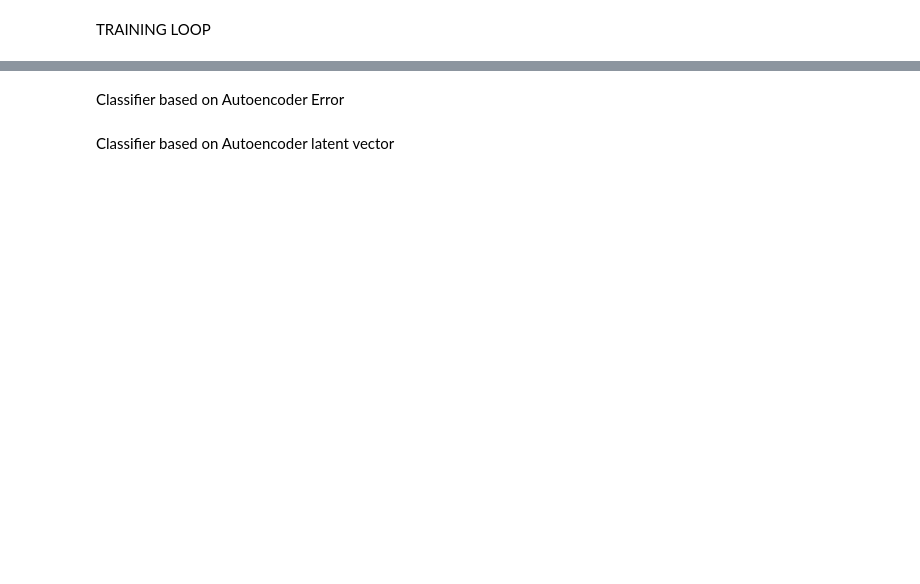
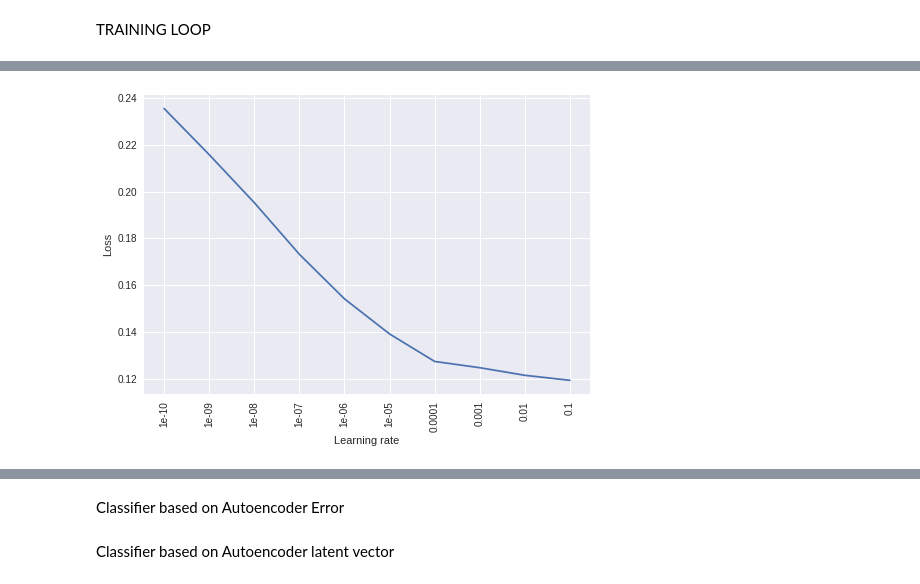
Before and after one commit to TomaszKaleczyc/fraud_detector, a Jupyter notebook: fraud_detector.ipynb, the cells around one changed output, grey strips where cells are left out. Saved outputs shown, nothing was run; the diff lists cells and outputs as text; code cells hidden in the pictures; blank space fills up the shorter version.

```diff
--- a/fraud_detector.ipynb
+++ b/fraud_detector.ipynb
@@ -241,17 +337,19 @@ class Autoencoder(nn.Module):
     def __init__(self, train, p=0.3):
         super().__init__()
 
-        self.inp_sz = train.shape[1]
+        self.inp_sz = train.shape[1] - 1
         self.p = p
 
         self.encoder = nn.Sequential(
             AE_layer(self.inp_sz, 100, p=self.p, act='tanh'),
-            AE_layer(100, 50, p=self.p, act='tanh')
-        )
-        self.latent = nn.Sequential(
+            AE_layer(100, 50, p=self.p, act='tanh'),
             nn.Linear(50, 50),
             nn.LeakyReLU()
         )
+#         self.latent = nn.Sequential(
+#             nn.Linear(50, 50),
+#             nn.LeakyReLU()
+#         )
         self.decoder = nn.Sequential(
             AE_layer(50, 100, p=self.p, act='tanh'),
             AE_layer(100, self.inp_sz, p=self.p, act='lrelu')
@@ -261,8 +359,6 @@ class Autoencoder(nn.Module):
 
     def forward(self, x):
         x = self.encoder(x)
-        x = self.latent(x)
+#         x = self.latent(x)
         x = self.decoder(x)
         return x
-# %%
-model = Autoencoder(normal).cuda()
@@ -308,0 +427,24 @@ TRAINING LOOP
+# %%
+def find_lr(model, train_loader, crop=1, p=10):
+    loss=nn.MSELoss().cuda()
+    model = copy.deepcopy(model)
+    p += crop
+    lrs = [round(eval("1e-" + str(p)) * 10**i, p - i) for i in range(p + 1)] + [2]
+    losses = []
+    for lr in lrs:
+#         opt = optim.Adam(params=model.parameters(), lr=lr)
+        opt = optim.Adadelta(model.parameters())
+        inp = next(iter(train_loader))[0]
+        opt.zero_grad()
+        out = model(inp)
+        loss_size = loss(out, inp)
+        loss_size.backward()
+        opt.step()
+        losses.append(float(loss_size.cpu().data.numpy()))
+    los = losses[1 + crop:-crop]
+    lrs = lrs[crop:-(crop + 1)]
+    plt.plot(los)
+    plt.xticks(list(range(len(los))), lrs, rotation='vertical')
+    plt.xlabel("Learning rate")
+    plt.ylabel("Loss")
+    plt.show()
@@ -308,0 +453,2 @@ TRAINING LOOP
+# %%
+model = Autoencoder(train).cuda()
@@ -308,0 +473,4 @@ TRAINING LOOP
+# %%
+find_lr(model, train_loader)
+# %% [output]
+[figure, added]
```
Also changed, not shown: parts of 27 cells of this notebook.
